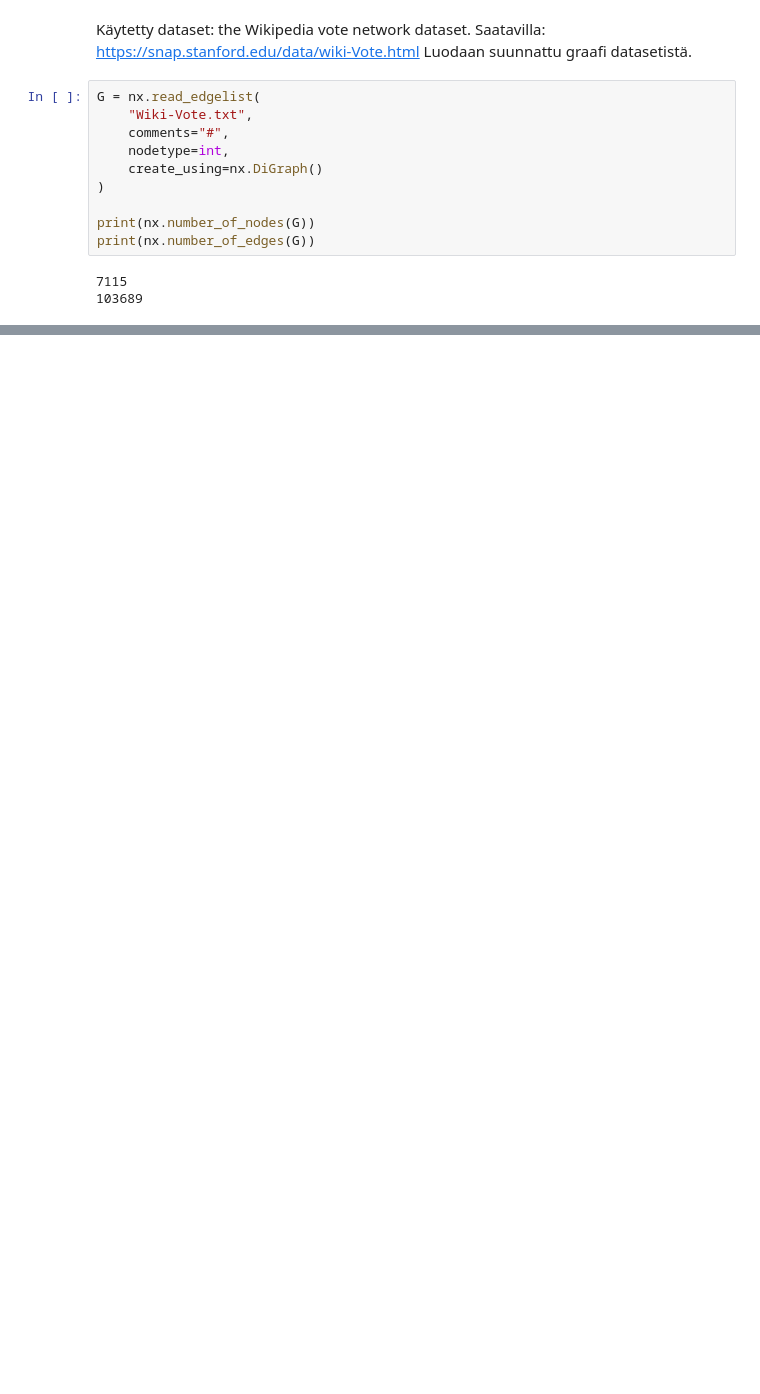
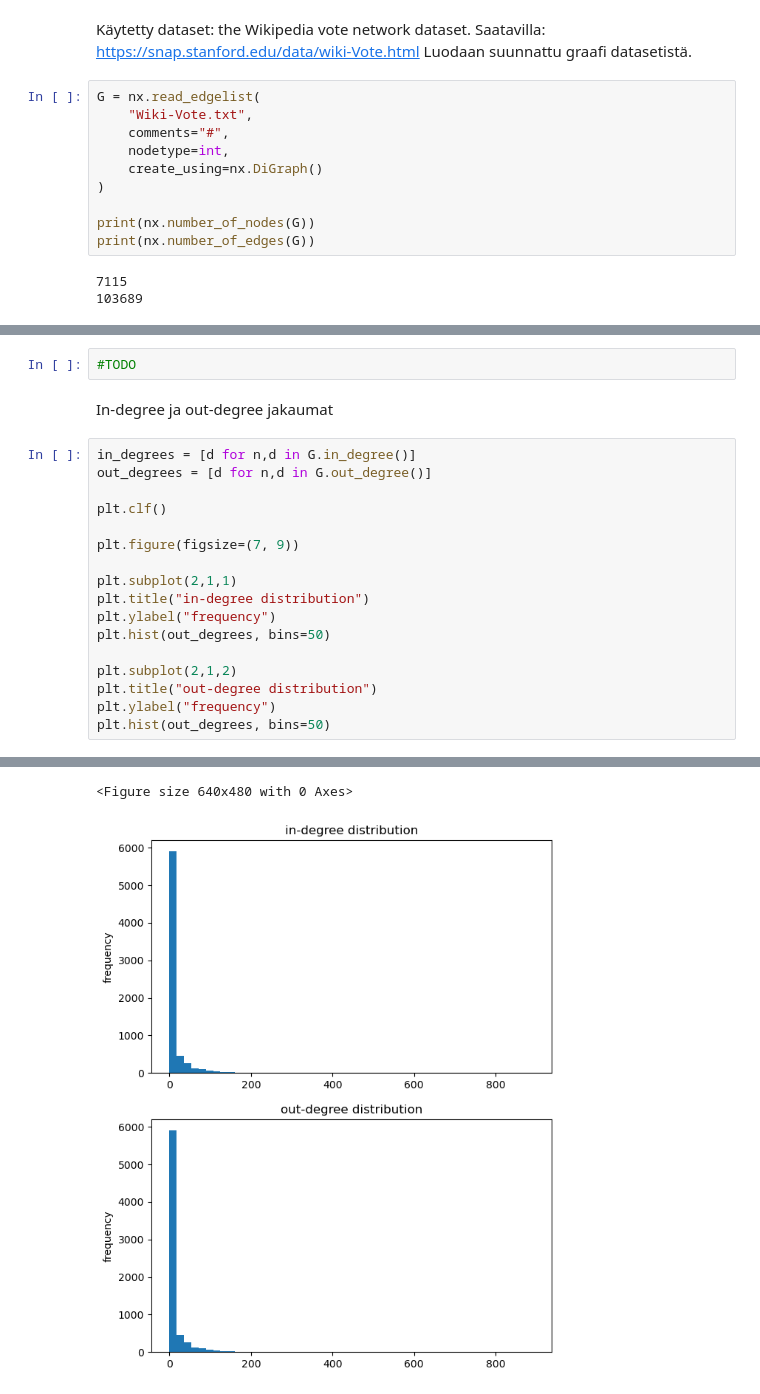
Before and after one commit to JereMakkonen/wikipedia-vote-link-prediction, a Jupyter notebook: project17.ipynb, the cells around one changed output, grey strips where cells are left out. Saved outputs shown, nothing was run; the diff lists cells and outputs as text; blank space fills up the shorter version.

```diff
--- a/project17.ipynb
+++ b/project17.ipynb
@@ -38,0 +49,22 @@ plt.show()
+# %%
+#TODO
+# %% [markdown]
+In-degree ja out-degree jakaumat
+# %%
+in_degrees = [d for n,d in G.in_degree()]
+out_degrees = [d for n,d in G.out_degree()]
+
+plt.clf()
+
+plt.figure(figsize=(7, 9))
+
+plt.subplot(2,1,1)
+plt.title("in-degree distribution")
+plt.ylabel("frequency")
+plt.hist(out_degrees, bins=50)
+
+plt.subplot(2,1,2)
+plt.title("out-degree distribution")
+plt.ylabel("frequency")
+plt.hist(out_degrees, bins=50)
+# %% [output]
@@ -38,0 +88,2 @@ plt.show()
+<Figure size 640x480 with 0 Axes>
+[figure, added]
```
Also changed, not shown: parts of 12 cells of this notebook, 1 other file.
